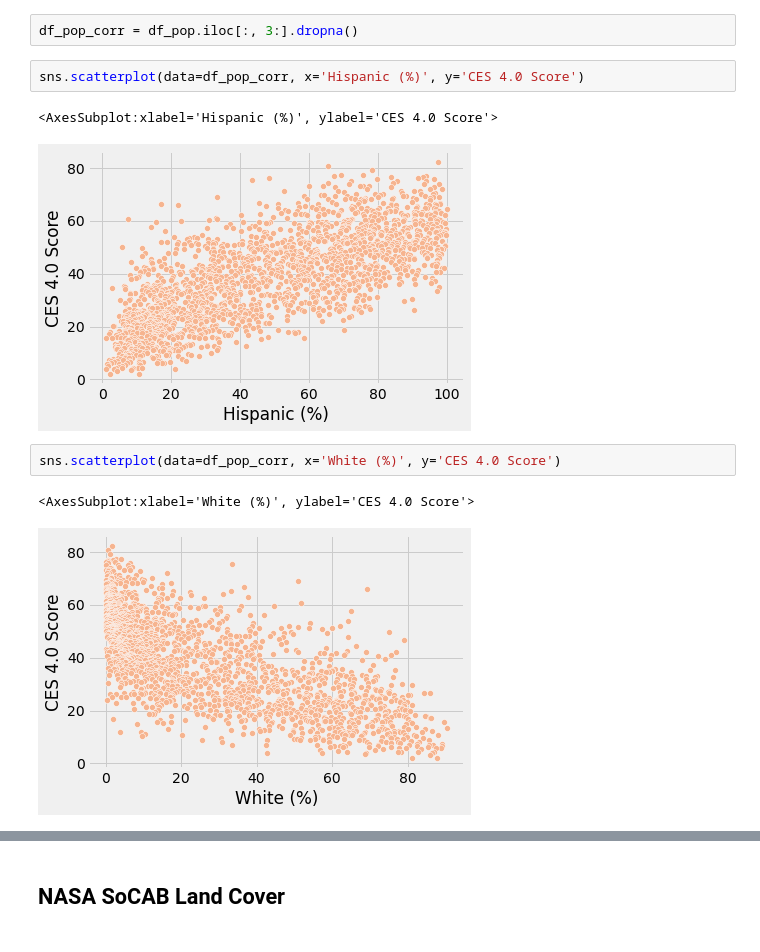
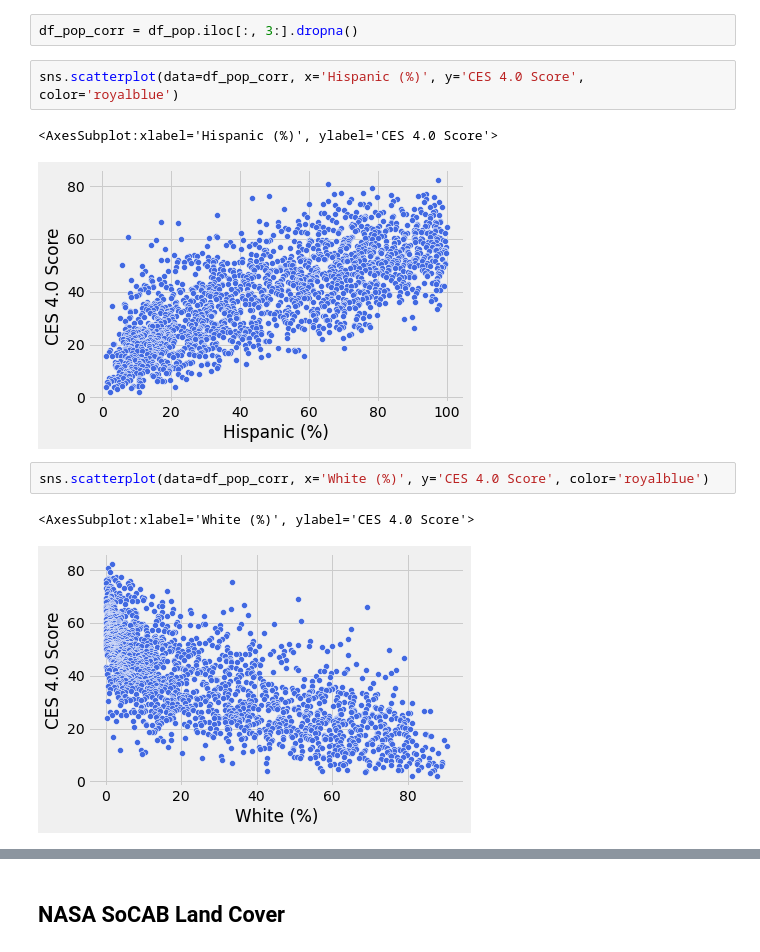
Before and after one commit to carlosortizdev/Thesis, a Jupyter notebook: notebooks/1.Introduction.ipynb, the cells around one changed output, grey strips where cells are left out. Cells and saved outputs as stored; diff of their text form.

```diff
--- a/notebooks/1.Introduction.ipynb
+++ b/notebooks/1.Introduction.ipynb
@@ -160,12 +160,12 @@ Name: CES 4.0 Score, dtype: float64
 # %%
 df_pop_corr = df_pop.iloc[:, 3:].dropna()
 # %%
-sns.scatterplot(data=df_pop_corr, x='Hispanic (%)', y='CES 4.0 Score')
+sns.scatterplot(data=df_pop_corr, x='Hispanic (%)', y='CES 4.0 Score', color='royalblue')
 # %% [output]
 <AxesSubplot:xlabel='Hispanic (%)', ylabel='CES 4.0 Score'>
-[figure, old version]
+[figure, new version]
 # %%
-sns.scatterplot(data=df_pop_corr, x='White (%)', y='CES 4.0 Score')
+sns.scatterplot(data=df_pop_corr, x='White (%)', y='CES 4.0 Score', color='royalblue')
 # %% [output]
 <AxesSubplot:xlabel='White (%)', ylabel='CES 4.0 Score'>
-[figure, old version]
+[figure, new version]
```
Also changed, not shown: parts of 25 cells of this notebook.
